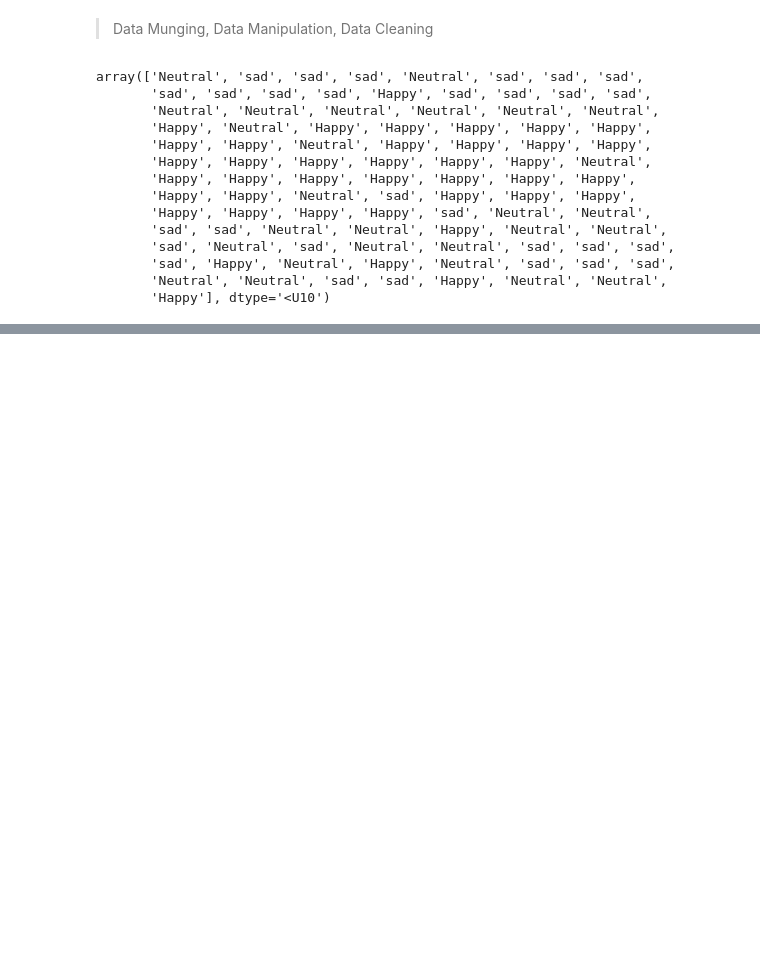
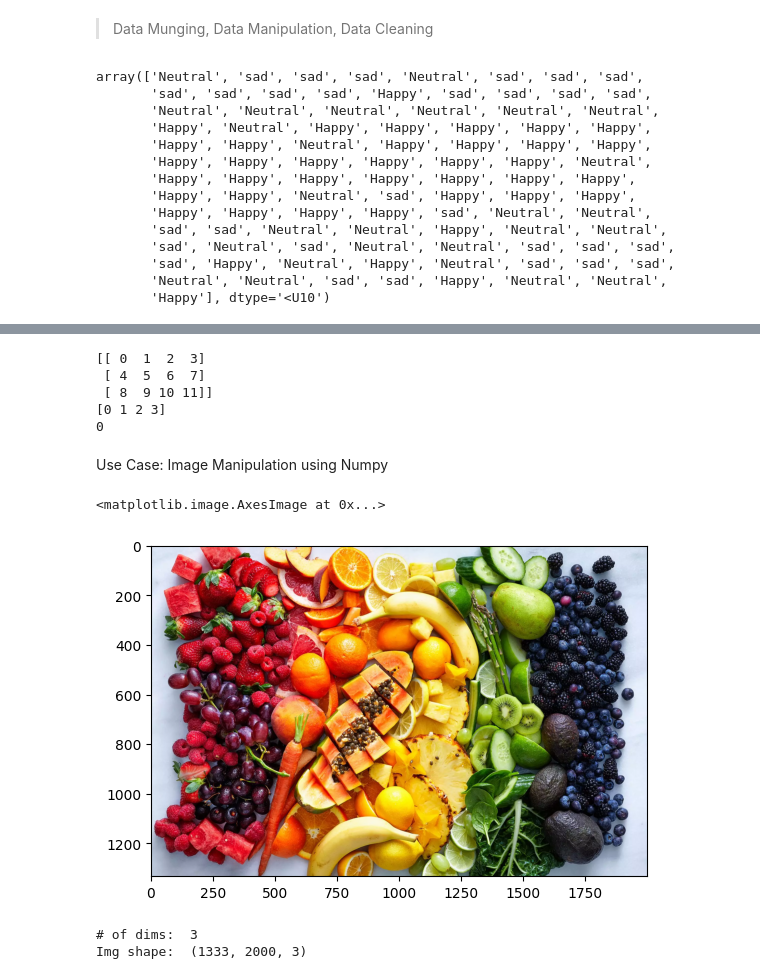
Before and after one commit to VishalDeoPrasad/InterviewBit, a Jupyter notebook: 13. Numpy/01. FitBit.ipynb, the cells around one changed output, grey strips where cells are left out. Saved outputs shown, nothing was run; the diff lists cells and outputs as text; code cells hidden in the pictures; blank space fills up the shorter version.

```diff
--- a/13. Numpy/01. FitBit.ipynb
+++ b/13. Numpy/01. FitBit.ipynb
@@ -537,0 +1000,12 @@ array(['Neutral', 'sad', 'sad', 'sad', 'Neutral', 'sad', 'sad', 'sad',
+# %%
+print(a[0])
+print(a[0][0])
+print(a[0][0][0])
+# %% [output]
+[[ 0  1  2  3]
+ [ 4  5  6  7]
+ [ 8  9 10 11]]
+[0 1 2 3]
+0
+# %% [markdown]
+Use Case: Image Manipulation using Numpy
@@ -537,0 +1014,12 @@ array(['Neutral', 'sad', 'sad', 'sad', 'Neutral', 'sad', 'sad', 'sad',
+# %%
+img = np.array(plt.imread('fruits.png'))
+plt.imshow(img)
+# %% [output]
+<matplotlib.image.AxesImage at 0x...>
+[figure, added]
+# %%
+print('# of dims: ',img.ndim)     # dimension of an image
+print('Img shape: ',img.shape)    # shape of an image
+# %% [output]
+# of dims:  3
+Img shape:  (1333, 2000, 3)
```
Also changed, not shown: parts of 63 cells of this notebook.
